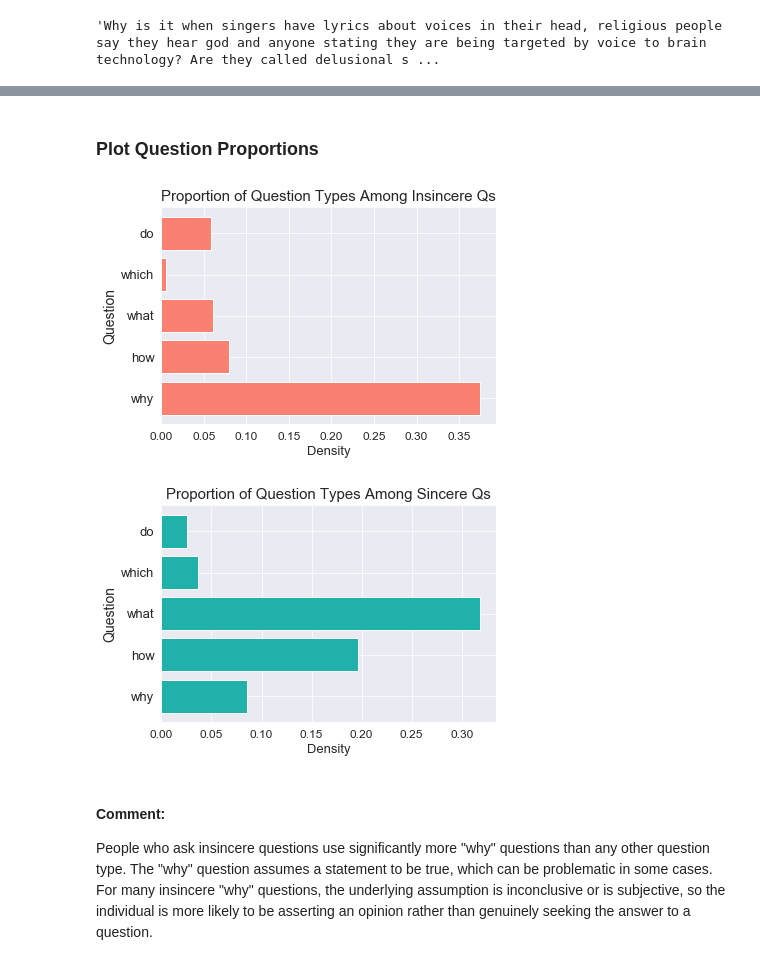
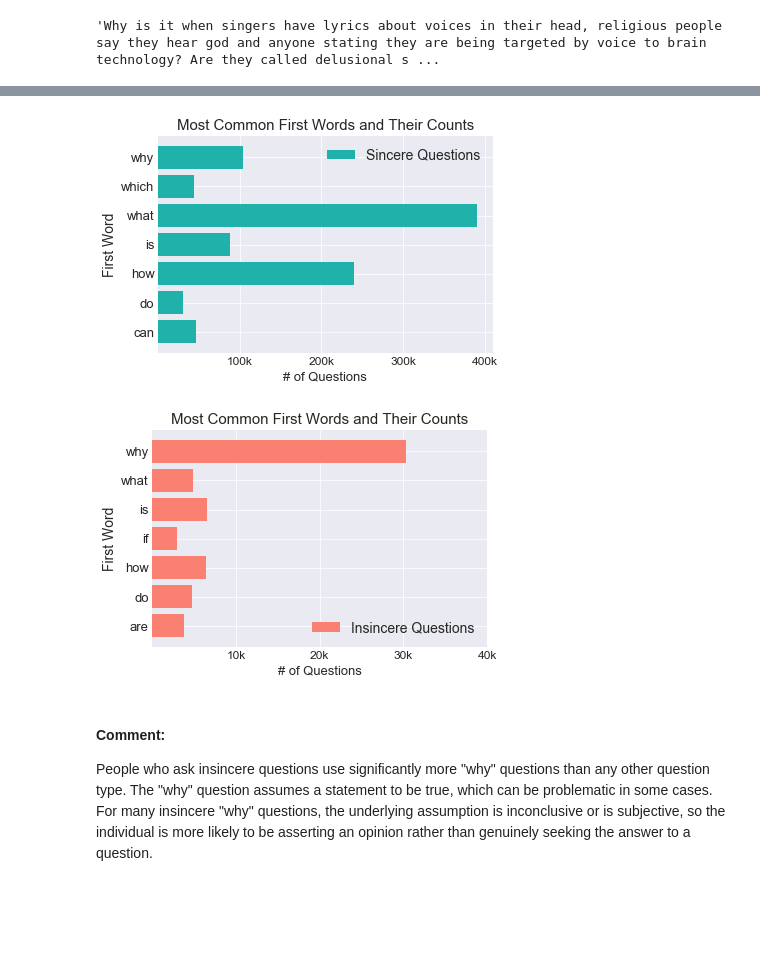
Before and after one commit to TemCodes/Quora-Question-Analysis, a Jupyter notebook: QuoraTextClassification.ipynb, the cells around one changed output, grey strips where cells are left out. Cells and saved outputs as stored; diff of their text form; code cells hidden in the pictures; blank space fills up the shorter version.

```diff
--- a/QuoraTextClassification.ipynb
+++ b/QuoraTextClassification.ipynb
@@ -132,24 +121,18 @@ plt.show()
 # %%
-most_common_words = {}
-for question in split_train0:
-    if question[0] in most_common_words:
-        most_common_words[question[0]] += 1
+def plot_first_words(top7_words, top7_counts, q_type, c):
+    plt.barh(top7_words, top7_counts, color = c)
+    plt.title('Most Common First Words and Their Counts', fontsize = 15)
+    plt.xticks(fontsize = 12)
+    plt.yticks(fontsize = 13)
+    plt.xlabel('# of Questions', fontsize = 13)
+    plt.ylabel('First Word', fontsize = 14)
+    if q_type == 'Sincere':
+        tick_val = [100000, 200000, 300000, 400000]
+        tick_lab = ['100k', '200k', '300k', '400k']
     else:
-        most_common_words[question[0]] = 1
-
-sorted_by_desc_sincere = sorted(most_common_words.items(), key=lambda kv: kv[1], reverse=True)
-top_7 = sorted_by_desc_sincere[0:7]
-
-top_seven_words = [top_7[0][0], top_7[1][0], top_7[2][0], top_7[3][0], top_7[4][0], top_7[5][0], top_7[6][0]]
-top_seven_counts = [top_7[0][1], top_7[1][1], top_7[2][1], top_7[3][1], top_7[4][1], top_7[5][1], top_7[6][1]]
-
-plt.barh(top_seven_words, top_seven_counts, color = 'lightseagreen')
-plt.title('Most Common First Words and their Counts', fontsize = 15)
-plt.xticks(fontsize = 12)
-plt.yticks(fontsize = 13)
-plt.xlabel('# of Questions', fontsize = 13)
-plt.ylabel('First Word', fontsize = 14)
-tick_val = [100000, 200000, 300000, 400000]
-tick_lab = ['100k', '200k', '300k', '400k']
-plt.xticks(tick_val,tick_lab)
-plt.legend(['Sincere Questions'])
+        tick_val = [10000, 20000, 30000, 40000]
+        tick_lab = ['10k', '20k', '30k','40k']
+    plt.xticks(tick_val,tick_lab)
+    plt.legend([q_type + ' Questions'])
+    sns.set_style('darkgrid')
+    plt.show()
@@ -229,27 +139,11 @@ print (sincere_question_prop)
-# %% [markdown]
-### Plot Question Proportions
-# %%
-plt.barh(question_names, insincere_question_prop, color = 'salmon')
-plt.title('Proportion of Question Types Among Insincere Qs', fontsize = 15)
-plt.xticks(fontsize = 12)
-plt.yticks(fontsize = 13)
-plt.xlabel('Density', fontsize = 13)
-plt.ylabel('Question', fontsize = 14)
-sns.set_style('darkgrid')
-plt.show()
-# %% [output]
-[figure, removed]
-# %%
-plt.barh(question_names, sincere_question_prop, color = 'lightseagreen')
-plt.title('Proportion of Question Types Among Sincere Qs', fontsize = 15)
-plt.xticks(fontsize = 12)
-plt.yticks(fontsize = 13)
-plt.xlabel('Density', fontsize = 13)
-plt.ylabel('Question', fontsize = 14)
-sns.set_style('darkgrid')
-plt.show()
-# %% [output]
-[figure, removed]
+# %%
+top7_words0, top7_counts0 = common_first_words(split_train0)
+top7_words1, top7_counts1 = common_first_words(split_train1)
+plot_first_words(top7_words0, top7_counts0, 'Sincere', 'lightseagreen')
+plot_first_words(top7_words1, top7_counts1, 'Insincere', 'salmon')
+# %% [output]
+[figure, added]
+[figure, added]
 # %% [markdown]
 #### Comment:
 People who ask insincere questions use significantly more "why" questions than any other question type. The "why" question assumes a statement to be true, which can be problematic in some cases. For many insincere "why" questions, the underlying assumption is inconclusive or is subjective, so the individual is more likely to be asserting an opinion rather than genuinely seeking the answer to a question.
```
Also changed, not shown: parts of 95 cells of this notebook.
